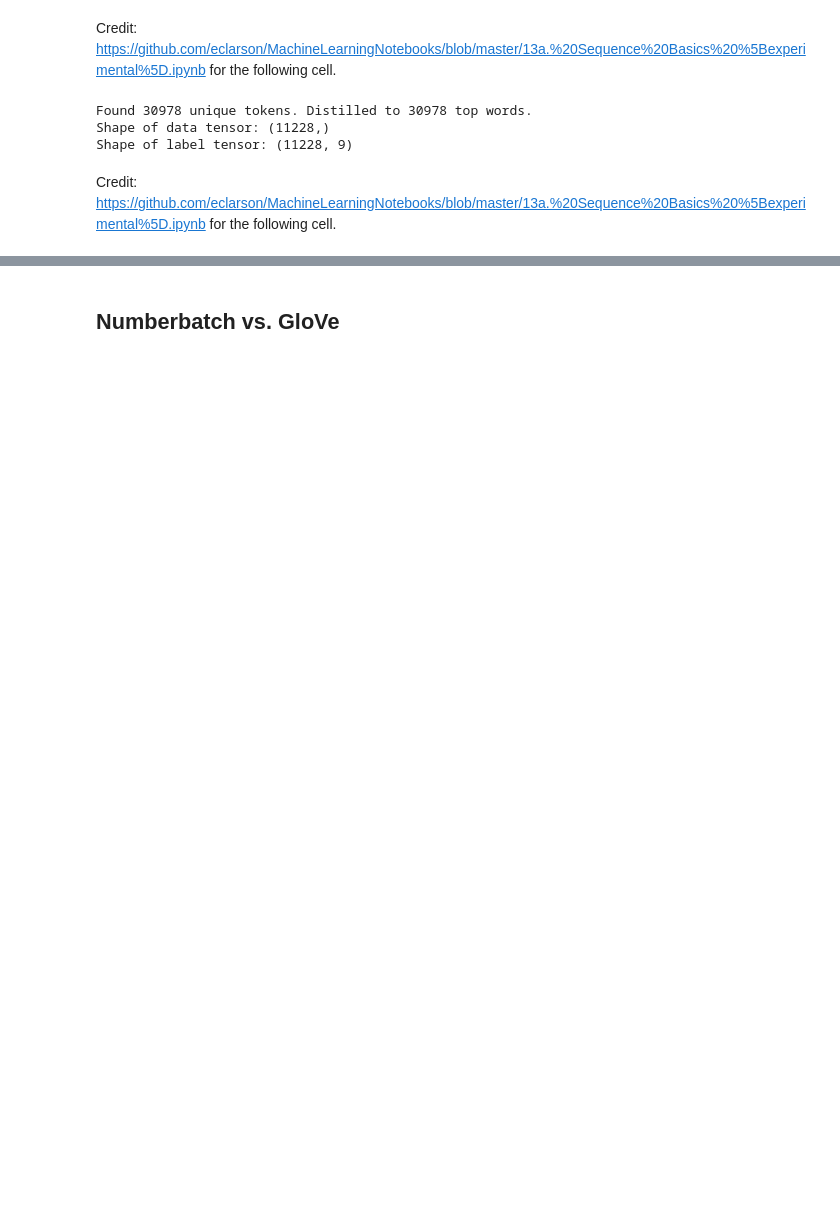
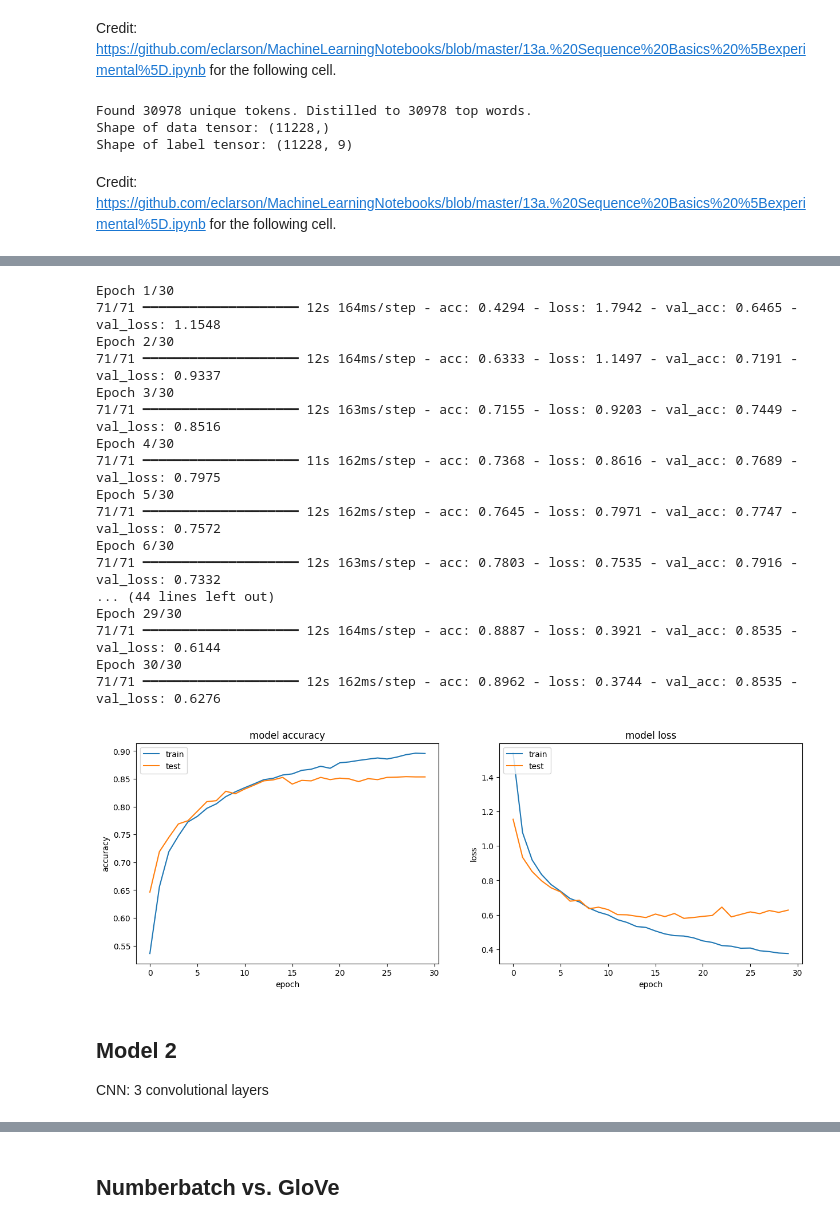
Before and after one commit to colew658/sequential_txt_clf, a Jupyter notebook: txt_clf.ipynb, the cells around one changed output, grey strips where cells are left out. Drawn from its saved outputs; the diff is of its cells as text; code cells hidden in the pictures; blank space fills up the shorter version.

Commit message:
Add CNN models

```diff
--- a/txt_clf.ipynb
+++ b/txt_clf.ipynb
@@ -224,0 +365,28 @@ embedding_layer = Embedding(
+# %%
+%matplotlib inline
+
+
+def visual_performance(histories):
+    combined = dict()
+    for key in ["acc", "val_acc", "loss", "val_loss"]:
+        combined[key] = np.hstack([x.history[key] for x in histories])
+
+    # summarize history for accuracy
+    plt.figure(figsize=(15, 5))
+    plt.subplot(121)
+    plt.plot(combined["acc"])
+    plt.plot(combined["val_acc"])
+    plt.title("model accuracy")
+    plt.ylabel("accuracy")
+    plt.xlabel("epoch")
+    plt.legend(["train", "test"], loc="upper left")
+
+    # summarize history for loss
+    plt.subplot(122)
+    plt.plot(combined["loss"])
+    plt.plot(combined["val_loss"])
+    plt.title("model loss")
+    plt.ylabel("loss")
+    plt.xlabel("epoch")
+    plt.legend(["train", "test"], loc="upper left")
+    plt.show()
@@ -224,0 +474,31 @@ embedding_layer = Embedding(
+# %%
+histories_model1 = []
+tmp_model1 = model_xvec_model1.fit(
+    X_train,
+    y_train_ohe,
+    validation_data=(X_test, y_test_ohe),
+    epochs=30,
+    batch_size=128,
+)
+histories_model1.append(tmp_model1)
+
+visual_performance(histories_model1)
+# %% [output]
+Epoch 1/30
+71/71 ━━━━━━━━━━━━━━━━━━━━ 12s 164ms/step - acc: 0.4294 - loss: 1.7942 - val_acc: 0.6465 - val_loss: 1.1548
+Epoch 2/30
+71/71 ━━━━━━━━━━━━━━━━━━━━ 12s 164ms/step - acc: 0.6333 - loss: 1.1497 - val_acc: 0.7191 - val_loss: 0.9337
+Epoch 3/30
+71/71 ━━━━━━━━━━━━━━━━━━━━ 12s 163ms/step - acc: 0.7155 - loss: 0.9203 - val_acc: 0.7449 - val_loss: 0.8516
+Epoch 4/30
+71/71 ━━━━━━━━━━━━━━━━━━━━ 11s 162ms/step - acc: 0.7368 - loss: 0.8616 - val_acc: 0.7689 - val_loss: 0.7975
+Epoch 5/30
+71/71 ━━━━━━━━━━━━━━━━━━━━ 12s 162ms/step - acc: 0.7645 - loss: 0.7971 - val_acc: 0.7747 - val_loss: 0.7572
+Epoch 6/30
+71/71 ━━━━━━━━━━━━━━━━━━━━ 12s 163ms/step - acc: 0.7803 - loss: 0.7535 - val_acc: 0.7916 - val_loss: 0.7332
+... (44 lines left out)
+Epoch 29/30
+71/71 ━━━━━━━━━━━━━━━━━━━━ 12s 164ms/step - acc: 0.8887 - loss: 0.3921 - val_acc: 0.8535 - val_loss: 0.6144
+Epoch 30/30
+71/71 ━━━━━━━━━━━━━━━━━━━━ 12s 162ms/step - acc: 0.8962 - loss: 0.3744 - val_acc: 0.8535 - val_loss: 0.6276
+[figure, added]
@@ -224,0 +509,4 @@ embedding_layer = Embedding(
+# %% [markdown]
+## Model 2
+
+CNN: 3 convolutional layers
```
Also changed, not shown: parts of 30 cells of this notebook, 4 other files.
